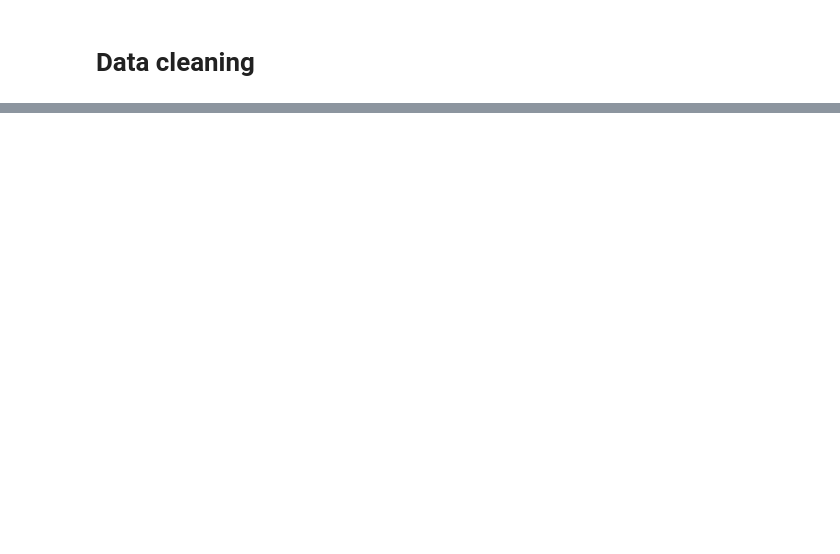
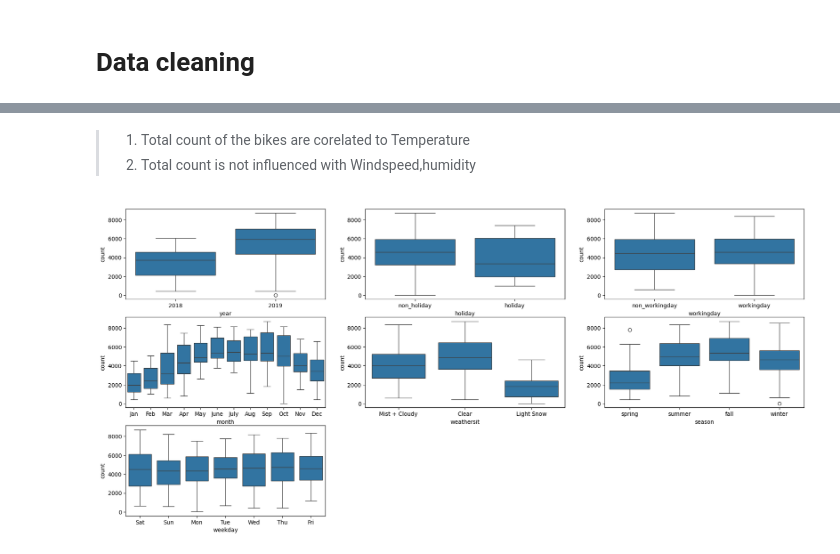
Before and after one commit to cuonghv0298/Bike-Sharing-Regression, a Jupyter notebook: LinearRegressionAssigment.ipynb, the cells around one changed output, grey strips where cells are left out. Cells and saved outputs as stored; diff of their text form; code cells hidden in the pictures; blank space fills up the shorter version.

```diff
--- a/LinearRegressionAssigment.ipynb
+++ b/LinearRegressionAssigment.ipynb
@@ -154,0 +199,12 @@ df.head(2)
+# %% [markdown]
+> 1. Total count of the bikes are corelated to Temperature
+> 2. Total count is not influenced with Windspeed,humidity
+# %%
+# scatter plot for categorical vars
+plt.figure(figsize=(22, 10))
+for i,col_name in enumerate(cat_col):
+    plt.subplot(3,3,i+1)
+    sns.boxplot(x = col_name, y = 'count', data = df_eda)
+plt.show()
+# %% [output]
+[figure, added]
```
Also changed, not shown: parts of 17 cells of this notebook, 1 other file.
